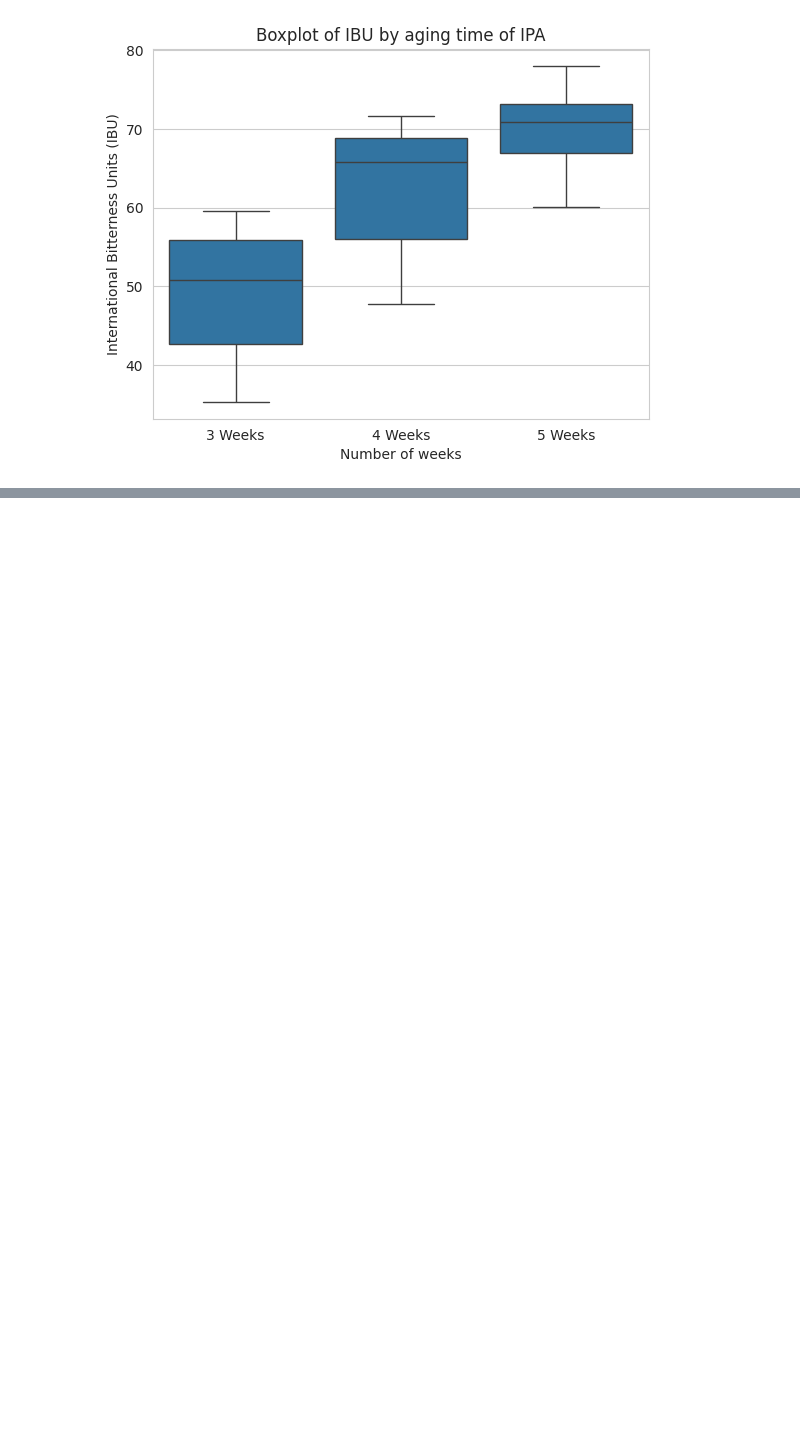
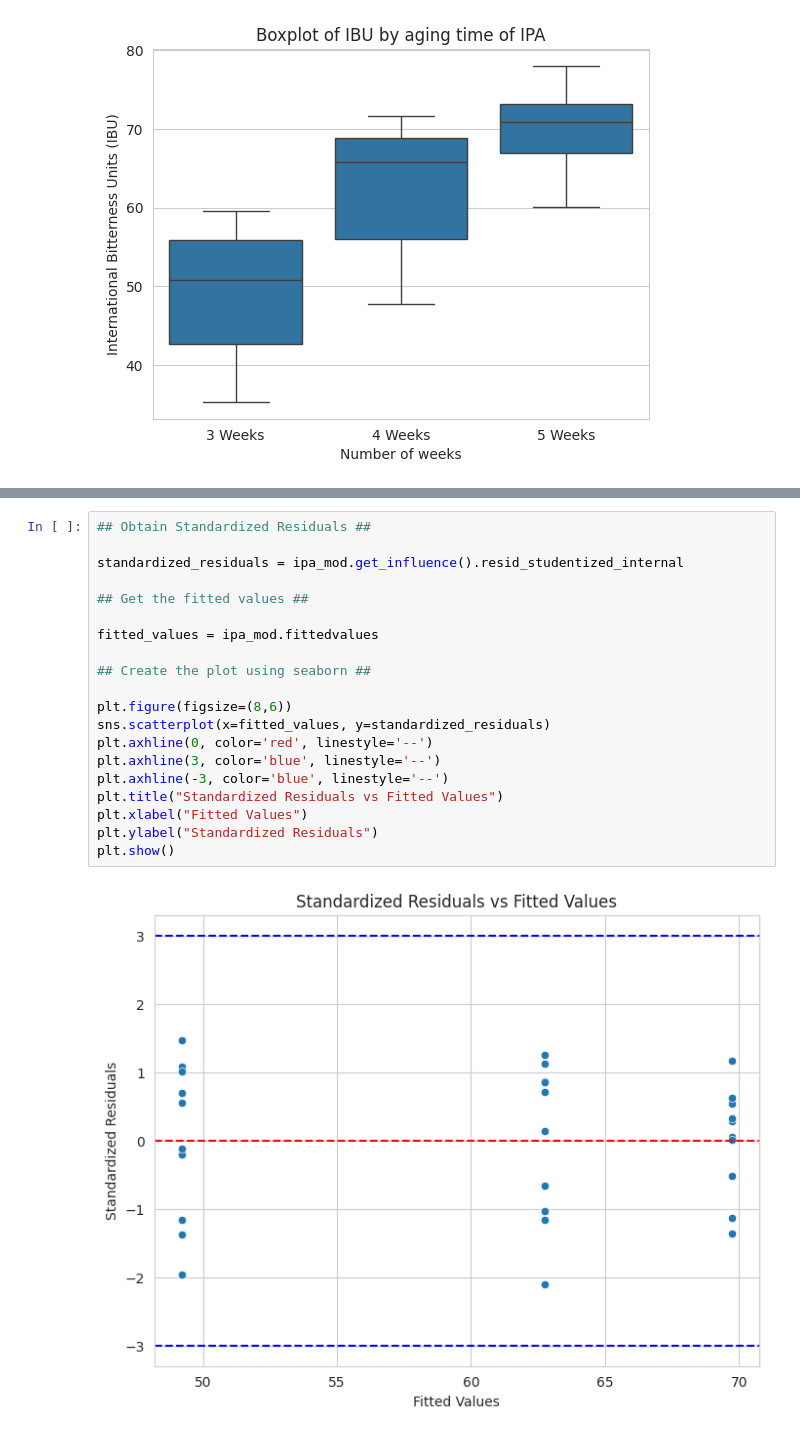
Before and after one commit to DesyneMartinez/STAT-7220-Applied-Experimental-Design, a Jupyter notebook: Assignments/HW1/HW-1.ipynb, the cells around one changed output, grey strips where cells are left out. Drawn from its saved outputs; the diff is of its cells as text; blank space fills up the shorter version.

```diff
--- a/Assignments/HW1/HW-1.ipynb
+++ b/Assignments/HW1/HW-1.ipynb
@@ -167,0 +248,22 @@ Weeks
+# %%
+## Obtain Standardized Residuals ##
+
+standardized_residuals = ipa_mod.get_influence().resid_studentized_internal
+
+## Get the fitted values ##
+
+fitted_values = ipa_mod.fittedvalues
+
+## Create the plot using seaborn ##
+
+plt.figure(figsize=(8,6))
+sns.scatterplot(x=fitted_values, y=standardized_residuals)
+plt.axhline(0, color='red', linestyle='--')
+plt.axhline(3, color='blue', linestyle='--')
+plt.axhline(-3, color='blue', linestyle='--')
+plt.title("Standardized Residuals vs Fitted Values")
+plt.xlabel("Fitted Values")
+plt.ylabel("Standardized Residuals")
+plt.show()
+# %% [output]
+[figure, added]
```
Also changed, not shown: parts of 16 cells of this notebook.
